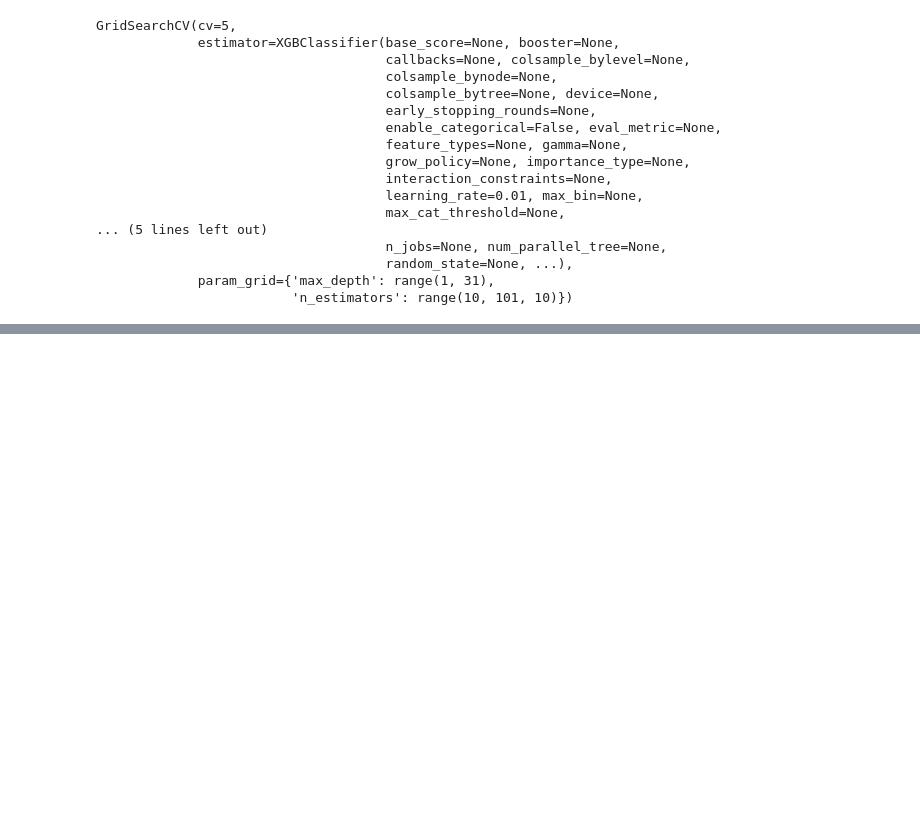
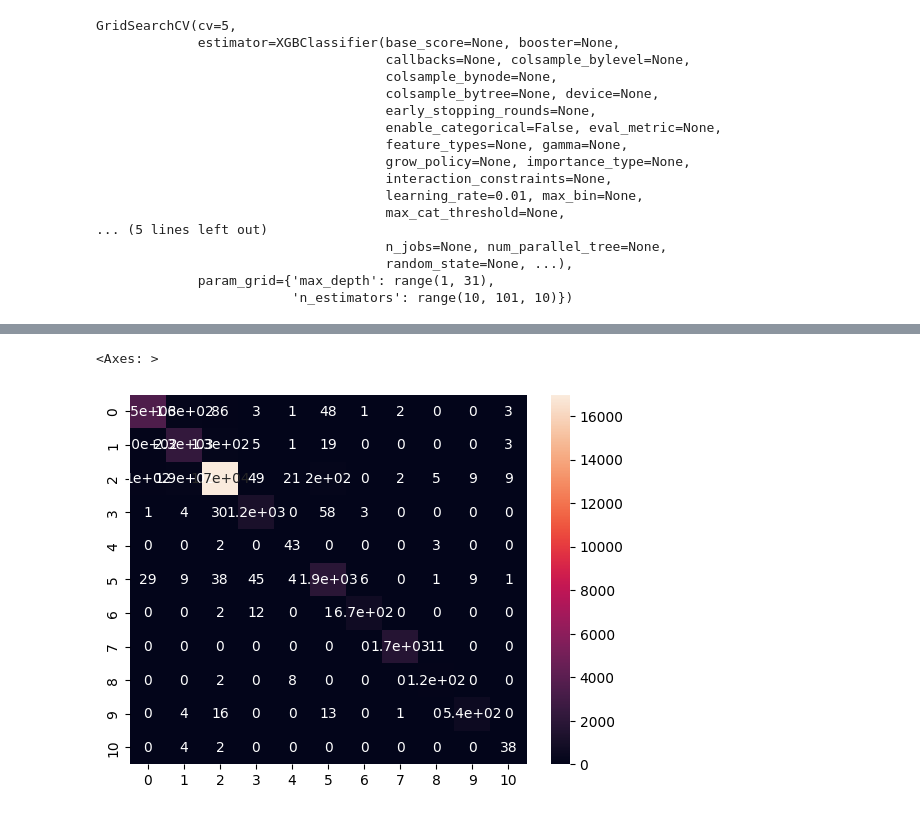
Before and after one commit to EgorenkovaURFU/well_log, a Jupyter notebook: XGBoost.ipynb, the cells around one changed output, grey strips where cells are left out. Saved outputs shown, nothing was run; the diff lists cells and outputs as text; code cells hidden in the pictures; blank space fills up the shorter version.

```diff
--- a/XGBoost.ipynb
+++ b/XGBoost.ipynb
@@ -38,5 +40,5 @@ grid_search_cv_clf = GridSearchCV(model, parametrs, cv=5)
 # %%
-grid_search_cv_clf.fit(X_train, y_train)
+#grid_search_cv_clf.fit(X_train, y_train)
 # %% [output]
 GridSearchCV(cv=5,
              estimator=XGBClassifier(base_score=None, booster=None,
@@ -67,0 +64,3 @@ prob("Hello")
+# %%
+best_model = xgb.XGBClassifier(learning_rate=0.01, max_depth=25, n_estimators=100)
+best_model.fit(X_train, y_train)
@@ -67,0 +79,2 @@ prob("Hello")
+# %%
+prediction = best_model.predict(X_test)
@@ -67,0 +101,6 @@ prob("Hello")
+# %%
+cm = confusion_matrix(prediction, y_test)
+sns.heatmap(cm, annot=True)
+# %% [output]
+<Axes: >
+[figure, added]
```
Also changed, not shown: parts of 8 cells of this notebook, 5 other files.
